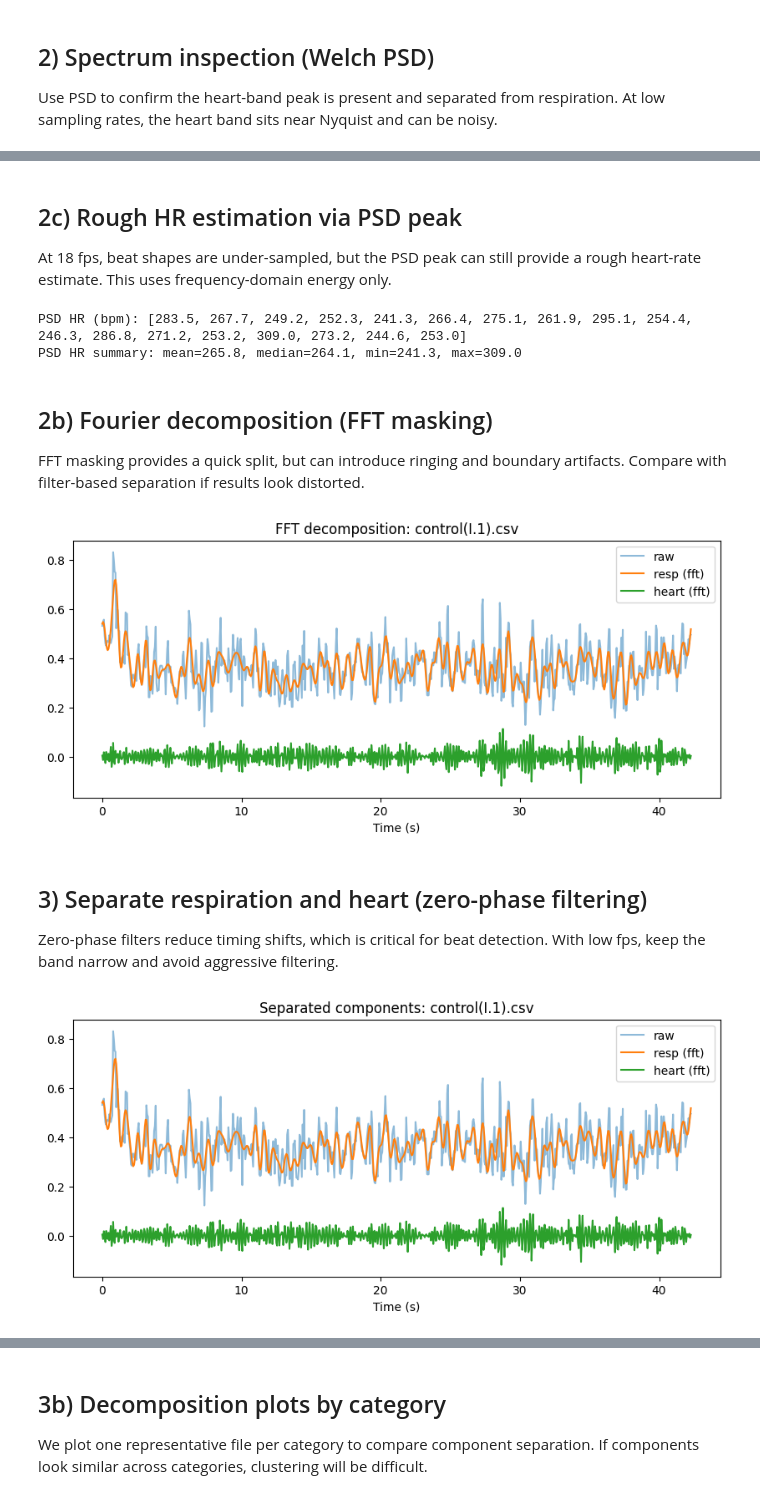
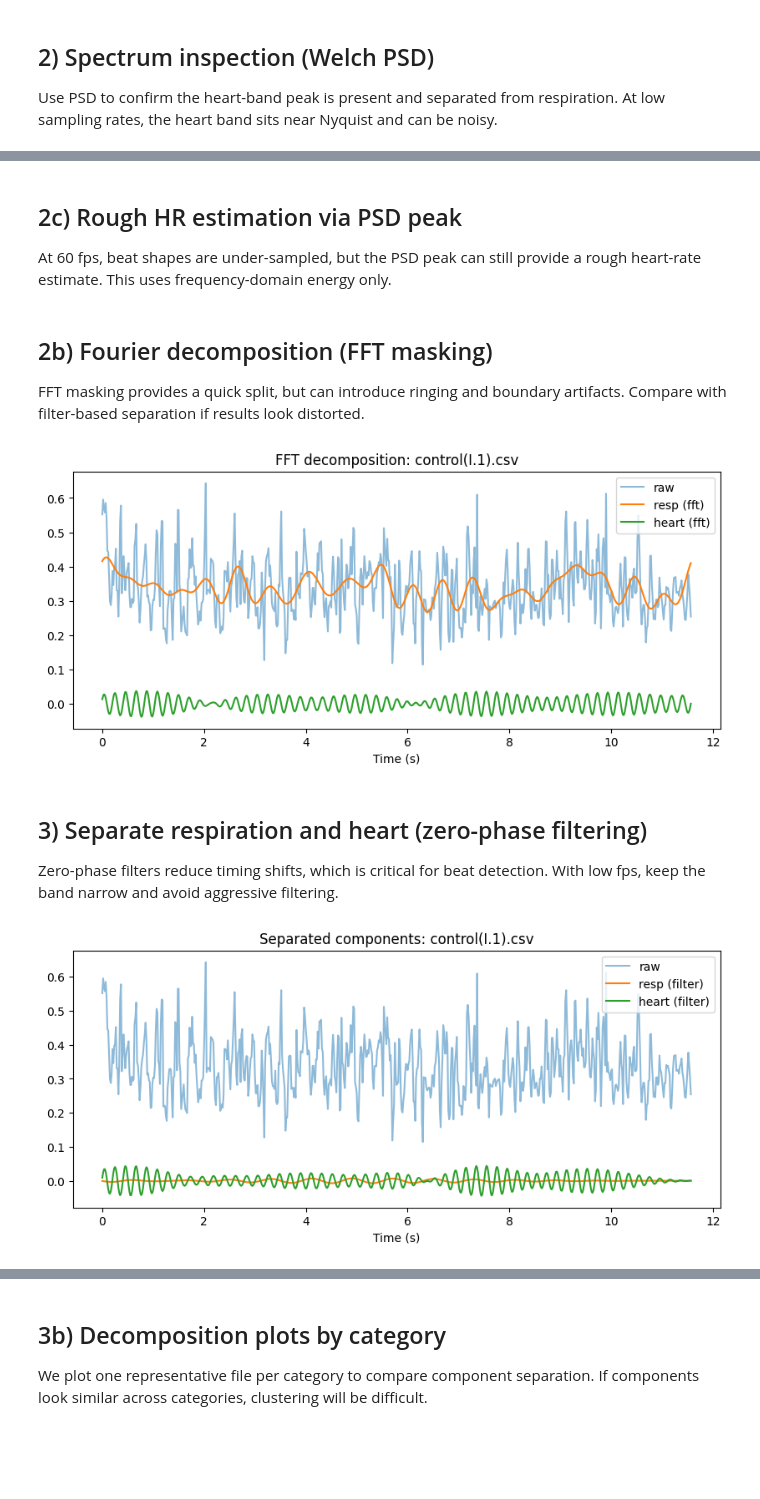
Before and after one commit to taddeusb90/heart-ts-analysis, a Jupyter notebook: notebooks/heart_midas_pipeline.ipynb, the cells around one changed output, grey strips where cells are left out. Cells and saved outputs as stored; diff of their text form; code cells hidden in the pictures; blank space fills up the shorter version.

```diff
--- a/notebooks/heart_midas_pipeline.ipynb
+++ b/notebooks/heart_midas_pipeline.ipynb
@@ -62,24 +64,31 @@ DATA_DIR = Path("../data")
 OUTPUT_DIR = Path("../outputs")
 FIG_DIR = OUTPUT_DIR / "figures"
 FIG_DPI = 150
-FRAME_RATE_FPS = 18.0
+FRAME_RATE_FPS = 60.0
 USE_FRAME_RATE = True
+RESP_BPM_RANGE = (70.0, 80.0)
 RESP_BAND_HZ = (0.1, 2.0)
+MIN_BPM = 270
+MAX_BPM = 310
+HEART_BAND_HZ = (MIN_BPM / 60.0, MAX_BPM / 60.0)
+SEPARATION_METHOD = "filter"  # fft or filter
+REFRACTORY_S = 0.85 * (60.0 / MAX_BPM)
+BEAT_WINDOW_S = (0.3 * (60.0 / MIN_BPM), 0.7 * (60.0 / MIN_BPM))
+ENV_SMOOTH_S = 0.05
 RESP_MIN_PERIOD_S = 0.5
 RESP_SMOOTH_S = 0.3
 RESP_PROMINENCE_FACTOR = 1.0
-MIN_BPM = 270
-MAX_BPM = 310
-HEART_BAND_HZ = (4.0, 6.5)
-SEPARATION_METHOD = "fft"  # fft or filter
-REFRACTORY_S = 0.9 * (60.0 / MAX_BPM)
-BEAT_WINDOW_S = (0.3 * (60.0 / MIN_BPM), 0.7 * (60.0 / MIN_BPM))
-ENV_SMOOTH_S = 0.08
 RESAMPLE_LEN = 256
 # %%
 def save_fig(name: str) -> None:
     FIG_DIR.mkdir(parents=True, exist_ok=True)
     plt.savefig(FIG_DIR / name, dpi=FIG_DPI, bbox_inches="tight")
+# %%
+def resp_band_from_target() -> tuple[float, float]:
+    if RESP_BPM_RANGE is None:
+        return RESP_BAND_HZ
+    low_bpm, high_bpm = RESP_BPM_RANGE
+    return (max(0.01, low_bpm / 60.0), high_bpm / 60.0)
 # %% [markdown]
 ## Expected heart rate range
 
@@ -181,31 +190,7 @@ plt.show()
 # %% [markdown]
 ## 2c) Rough HR estimation via PSD peak
-At 18 fps, beat shapes are under-sampled, but the PSD peak can still provide
+At 60 fps, beat shapes are under-sampled, but the PSD peak can still provide
 a rough heart-rate estimate. This uses frequency-domain energy only.
-# %%
-def estimate_hr_psd(signal: np.ndarray, fs: float, band: tuple[float, float]) -> float | None:
-    f, pxx = welch(signal, fs=fs, nperseg=min(2048, len(signal)))
-    low, high = band
-    mask = (f >= low) & (f <= high)
-    if not np.any(mask):
-        return None
-    idx = np.argmax(pxx[mask])
-    peak_hz = f[mask][idx]
-    return 60.0 * peak_hz
-
-
-hr_psd = []
-for rec in records:
-    hr = estimate_hr_psd(rec.signal, rec.fs, HEART_BAND_HZ)
-    hr_psd.append(hr)
-
-print("PSD HR (bpm):", [round(h, 1) if h else None for h in hr_psd])
-if any(h is not None for h in hr_psd):
-    arr = np.array([h for h in hr_psd if h is not None])
-    print(f"PSD HR summary: mean={arr.mean():.1f}, median={np.median(arr):.1f}, min={arr.min():.1f}, max={arr.max():.1f}")
-# %% [output]
-PSD HR (bpm): [283.5, 267.7, 249.2, 252.3, 241.3, 266.4, 275.1, 261.9, 295.1, 254.4, 246.3, 286.8, 271.2, 253.2, 309.0, 273.2, 244.6, 253.0]
-PSD HR summary: mean=265.8, median=264.1, min=241.3, max=309.0
 # %% [markdown]
 ## 2b) Fourier decomposition (FFT masking)
 
@@ -235,7 +220,7 @@ plt.xlabel("Time (s)")
 save_fig(f"fft_decomposition_{rec.path.stem}.png")
 plt.show()
 # %% [output]
-[figure, old version]
+[figure, new version]
 # %% [markdown]
 ## 3) Separate respiration and heart (zero-phase filtering)
 
@@ -263,33 +248,35 @@ def fft_bandpass(signal: np.ndarray, fs: float, band: tuple[float, float]) -> np
     freqs = np.fft.rfftfreq(n, d=1.0 / fs)
     fft_vals = np.fft.rfft(signal)
     low, high = band
     mask = (freqs >= low) & (freqs <= high)
     filtered_fft = np.where(mask, fft_vals, 0)
     return np.fft.irfft(filtered_fft, n=n)
 
 
 def separate_components(signal: np.ndarray, fs: float, method: str = "filter") -> tuple[np.ndarray, np.ndarray]:
     if method == "fft":
-        resp = fft_bandpass(signal, fs, (0.0, RESP_BAND_HZ[1]))
+        resp_band = resp_band_from_target()
+        resp = fft_bandpass(signal, fs, resp_band)
         heart = fft_bandpass(signal, fs, HEART_BAND_HZ)
     else:
-        resp_sos = lowpass_sos(RESP_BAND_HZ[1], fs)
+        resp_band = resp_band_from_target()
+        resp_sos = butter_sos(resp_band, fs)
         heart_sos = butter_sos(HEART_BAND_HZ, fs)
         resp = sosfiltfilt(resp_sos, signal)
         heart = sosfiltfilt(heart_sos, signal)
     return resp, heart
 
 
 rec = records[0]
 resp, heart = separate_components(rec.signal, rec.fs, method=SEPARATION_METHOD)
 plt.figure(figsize=(10, 4))
 plt.plot(rec.time_s, rec.signal, label="raw", alpha=0.5)
 plt.plot(rec.time_s, resp, label=f"resp ({SEPARATION_METHOD})")
 plt.plot(rec.time_s, heart, label=f"heart ({SEPARATION_METHOD})")
 plt.legend()
 plt.title(f"Separated components: {rec.path.name}")
 plt.xlabel("Time (s)")
 save_fig(f"separation_{SEPARATION_METHOD}_{rec.path.stem}.png")
 plt.show()
 # %% [output]
-[figure, old version]
+[figure, new version]
```
Also changed, not shown: parts of 26 cells of this notebook, 34 other files.
